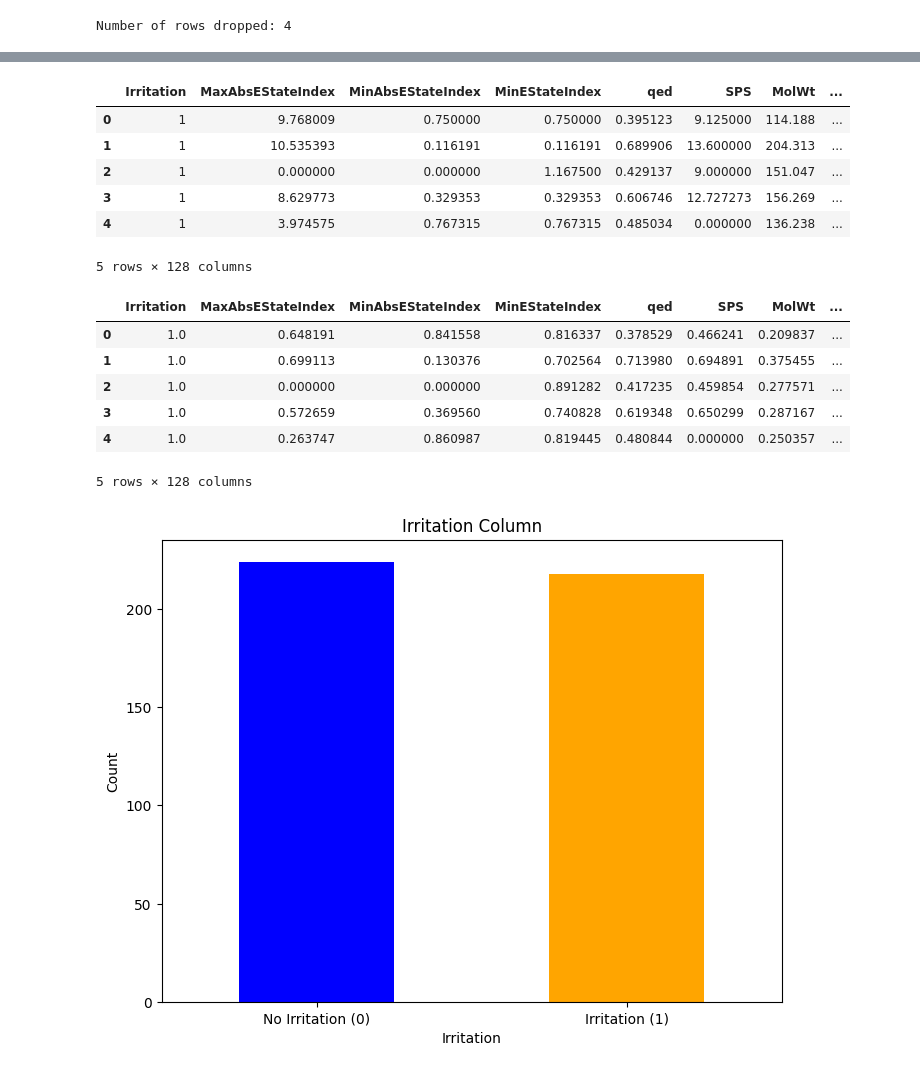
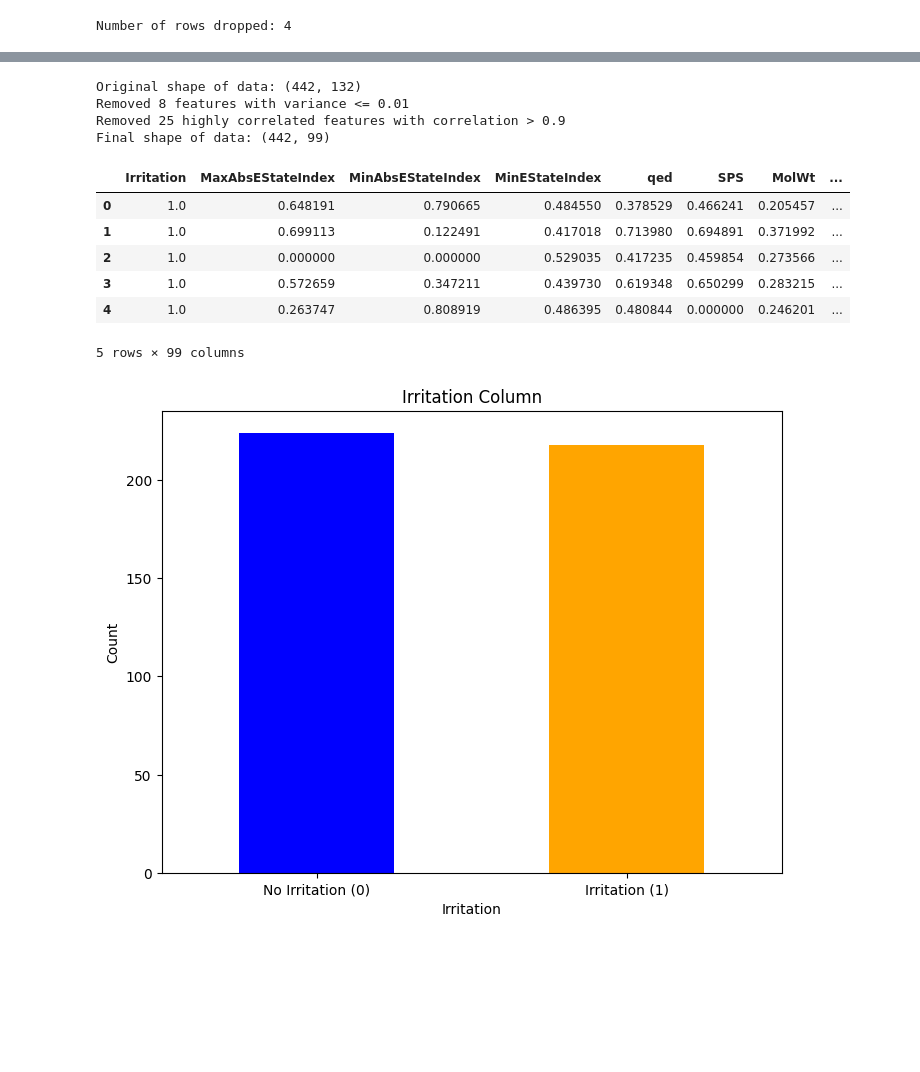
Before and after one commit to zjavkovam/DP-QSAR-Skin-Irritation, a Jupyter notebook: DP.ipynb, the cells around one changed output, grey strips where cells are left out. Saved outputs shown, nothing was run; the diff lists cells and outputs as text; code cells hidden in the pictures; blank space fills up the shorter version.

```diff
--- a/DP.ipynb
+++ b/DP.ipynb
@@ -88,0 +119,3 @@ df = pd.concat([df, fingerprint_df], axis=1)
+# %%
+df = calculate_descriptors(df)
+#df = calculate_fingerprint(df)
@@ -130,3 +175,10 @@ columns_to_drop = ["BCUT2D_MWHI", "BCUT2D_MWLOW", "BCUT2D_CHGHI", "BCUT2D_CHGLO"
 
 # Drop the columns using the drop() method with axis=1 (columns)
 df = df.drop(columns_to_drop, axis=1)
+# %%
+# Calculate the percentage of zeros for each column
+zero_percentage = (df.isin([0]).sum() / len(df)) * 100
+# %%
+columns_to_keep = zero_percentage[zero_percentage <= 90].index
+df = df[columns_to_keep]
+len(columns_to_keep)
@@ -148,6 +220,8 @@ print("Number of rows dropped:", num_rows_dropped)
 Number of rows dropped: 4
 # %%
 def detect_outliers(df):
+    if isinstance(df, np.ndarray):
+        df = pd.DataFrame(df)
     # Calculate the first quartile (Q1) and third quartile (Q3)
     Q1 = df.quantile(0.25)
     Q3 = df.quantile(0.75)
@@ -191,49 +285,40 @@ Number of outliers detected: 439
 # %%
-#Remove features with zero variance and highly correlated features
-def feature_selection(df, nonzero_thrd=0.0, cor_thrd=0.95):
 
-    # Remove features with zero variance
+def feature_selection(df):
+    nonzero_thrd=0.01
+    cor_thrd=0.9
+    print(f"Original shape of data: {df.shape}")
+
+    # Step 1: Remove features with low variance
     nonzero_df = df.loc[:, df.var() > nonzero_thrd]
+    print(f"Removed {df.shape[1] - nonzero_df.shape[1]} features with variance <= {nonzero_thrd}")
 
-    # Remove highly correlated features
+    # Step 2: Remove highly correlated features
     corr_matrix = nonzero_df.corr().abs()
     upper = corr_matrix.where(np.triu(np.ones(corr_matrix.shape), k=1).astype(bool))
     to_drop = [column for column in upper.columns if any(upper[column] > cor_thrd)]
+    print(f"Removed {len(to_drop)} highly correlated features with correlation > {cor_thrd}")
 
-    return nonzero_df.drop(to_drop, axis=1)
+    # Step 3: Return the cleaned dataset
+    cleaned_df = nonzero_df.drop(to_drop, axis=1)
+    print(f"Final shape of data: {cleaned_df.shape}")
+    return cleaned_df
 
 
 df = feature_selection(df)
 df.head()
 # %% [output]
+Original shape of data: (442, 132)
+Removed 8 features with variance <= 0.01
+Removed 25 highly correlated features with correlation > 0.9
+Final shape of data: (442, 99)
 |  | Irritation | MaxAbsEStateIndex | MinAbsEStateIndex | MinEStateIndex | qed | SPS | MolWt | ... |
-| 0 | 1 | 9.768009 | 0.750000 | 0.750000 | 0.395123 | 9.125000 | 114.188 | ... |
-| 1 | 1 | 10.535393 | 0.116191 | 0.116191 | 0.689906 | 13.600000 | 204.313 | ... |
-| 2 | 1 | 0.000000 | 0.000000 | 1.167500 | 0.429137 | 9.000000 | 151.047 | ... |
-| 3 | 1 | 8.629773 | 0.329353 | 0.329353 | 0.606746 | 12.727273 | 156.269 | ... |
-| 4 | 1 | 3.974575 | 0.767315 | 0.767315 | 0.485034 | 0.000000 | 136.238 | ... |
+| 0 | 1.0 | 0.648191 | 0.790665 | 0.484550 | 0.378529 | 0.466241 | 0.205457 | ... |
+| 1 | 1.0 | 0.699113 | 0.122491 | 0.417018 | 0.713980 | 0.694891 | 0.371992 | ... |
+| 2 | 1.0 | 0.000000 | 0.000000 | 0.529035 | 0.417235 | 0.459854 | 0.273566 | ... |
+| 3 | 1.0 | 0.572659 | 0.347211 | 0.439730 | 0.619348 | 0.650299 | 0.283215 | ... |
+| 4 | 1.0 | 0.263747 | 0.808919 | 0.486395 | 0.480844 | 0.000000 | 0.246201 | ... |
-5 rows × 128 columns
+5 rows × 99 columns
-# %%
-from sklearn.preprocessing import MinMaxScaler
-
-# Initialize MinMaxScaler
-scaler = MinMaxScaler()
-
-# Fit and transform the DataFrame
-normalized_data = scaler.fit_transform(df)
-
-# Convert the scaled data back to a DataFrame
-df = pd.DataFrame(normalized_data, columns=df.columns)
-
-df.head()
-# %% [output]
-|  | Irritation | MaxAbsEStateIndex | MinAbsEStateIndex | MinEStateIndex | qed | SPS | MolWt | ... |
-| 0 | 1.0 | 0.648191 | 0.841558 | 0.816337 | 0.378529 | 0.466241 | 0.209837 | ... |
-| 1 | 1.0 | 0.699113 | 0.130376 | 0.702564 | 0.713980 | 0.694891 | 0.375455 | ... |
-| 2 | 1.0 | 0.000000 | 0.000000 | 0.891282 | 0.417235 | 0.459854 | 0.277571 | ... |
-| 3 | 1.0 | 0.572659 | 0.369560 | 0.740828 | 0.619348 | 0.650299 | 0.287167 | ... |
-| 4 | 1.0 | 0.263747 | 0.860987 | 0.819445 | 0.480844 | 0.000000 | 0.250357 | ... |
-5 rows × 128 columns
 # %%
 # Plotting class imbalance
 plt.figure(figsize=(8, 6))
```
Also changed, not shown: parts of 77 cells of this notebook.
